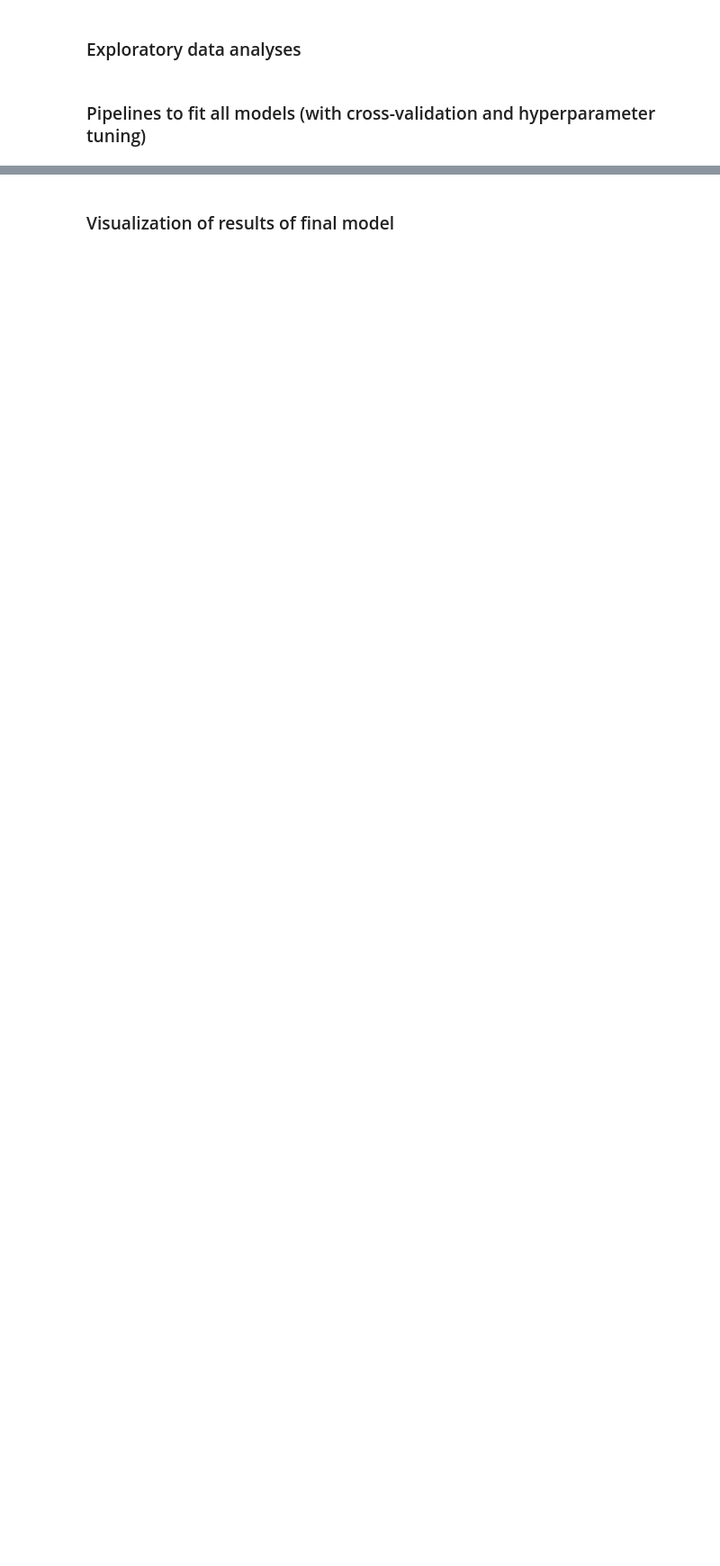
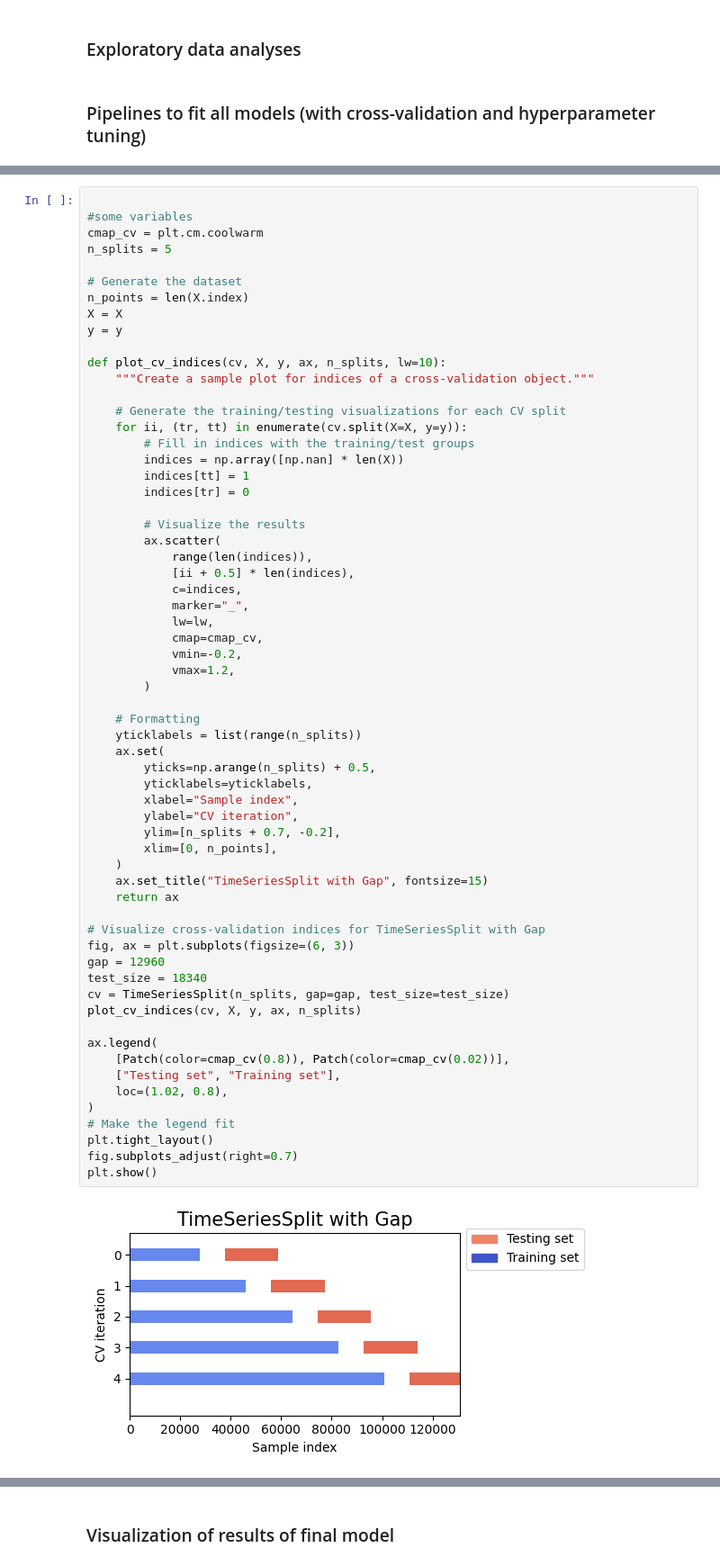
Before and after one commit to IvanaOsredek/ModernDataAnalyticsProject, a Jupyter notebook: MDA_main_notebook.ipynb, the cells around one changed output, grey strips where cells are left out. Shown at 90% size. Drawn from its saved outputs; the diff is of its cells as text; blank space fills up the shorter version.

```diff
--- a/MDA_main_notebook.ipynb
+++ b/MDA_main_notebook.ipynb
@@ -91,0 +159,64 @@ all_splits = list(ts_cv.split(X, y))
+# %%
+
+#some variables
+cmap_cv = plt.cm.coolwarm
+n_splits = 5
+
+# Generate the dataset
+n_points = len(X.index)
+X = X
+y = y
+
+def plot_cv_indices(cv, X, y, ax, n_splits, lw=10):
+    """Create a sample plot for indices of a cross-validation object."""
+
+    # Generate the training/testing visualizations for each CV split
+    for ii, (tr, tt) in enumerate(cv.split(X=X, y=y)):
+        # Fill in indices with the training/test groups
+        indices = np.array([np.nan] * len(X))
+        indices[tt] = 1
+        indices[tr] = 0
+
+        # Visualize the results
+        ax.scatter(
+            range(len(indices)),
+            [ii + 0.5] * len(indices),
+            c=indices,
+            marker="_",
+            lw=lw,
+            cmap=cmap_cv,
+            vmin=-0.2,
+            vmax=1.2,
+        )
+
+    # Formatting
+    yticklabels = list(range(n_splits))
+    ax.set(
+        yticks=np.arange(n_splits) + 0.5,
+        yticklabels=yticklabels,
+        xlabel="Sample index",
+        ylabel="CV iteration",
+        ylim=[n_splits + 0.7, -0.2],
+        xlim=[0, n_points],
+    )
+    ax.set_title("TimeSeriesSplit with Gap", fontsize=15)
+    return ax
+
+# Visualize cross-validation indices for TimeSeriesSplit with Gap
+fig, ax = plt.subplots(figsize=(6, 3))
+gap = 12960
+test_size = 18340
+cv = TimeSeriesSplit(n_splits, gap=gap, test_size=test_size)
+plot_cv_indices(cv, X, y, ax, n_splits)
+
+ax.legend(
+    [Patch(color=cmap_cv(0.8)), Patch(color=cmap_cv(0.02))],
+    ["Testing set", "Training set"],
+    loc=(1.02, 0.8),
+)
+# Make the legend fit
+plt.tight_layout()
+fig.subplots_adjust(right=0.7)
+plt.show()
+# %% [output]
+[figure, added]
```
Also changed, not shown: parts of 10 cells of this notebook.
